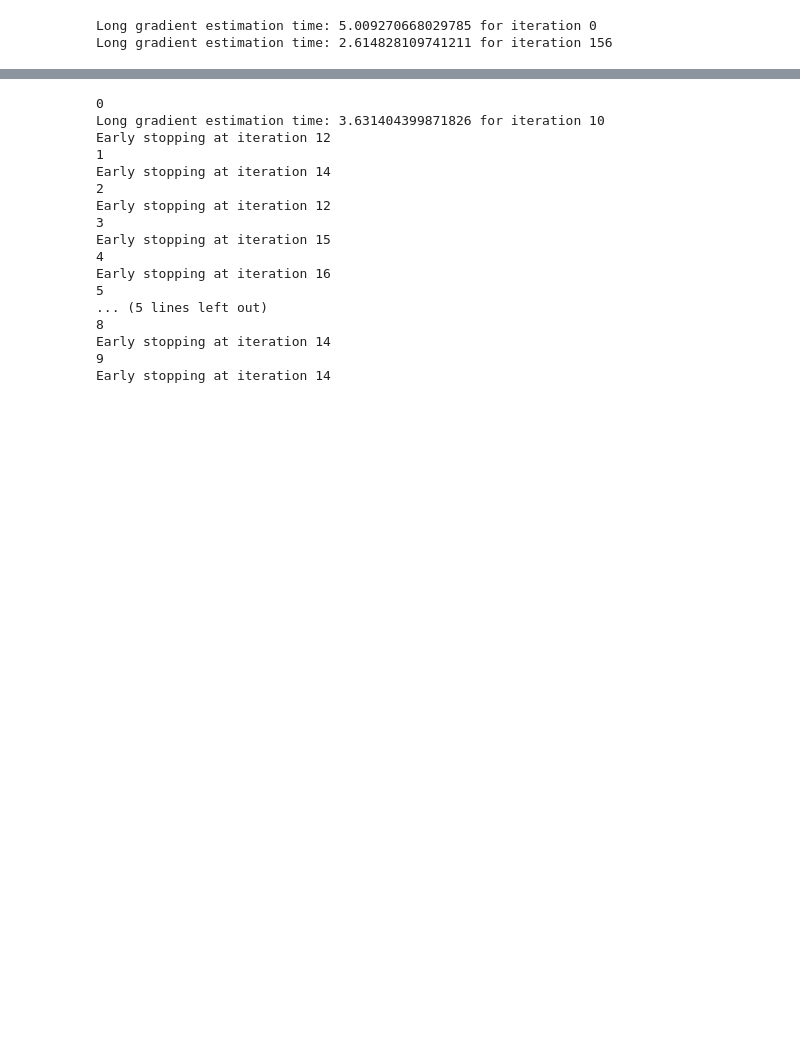
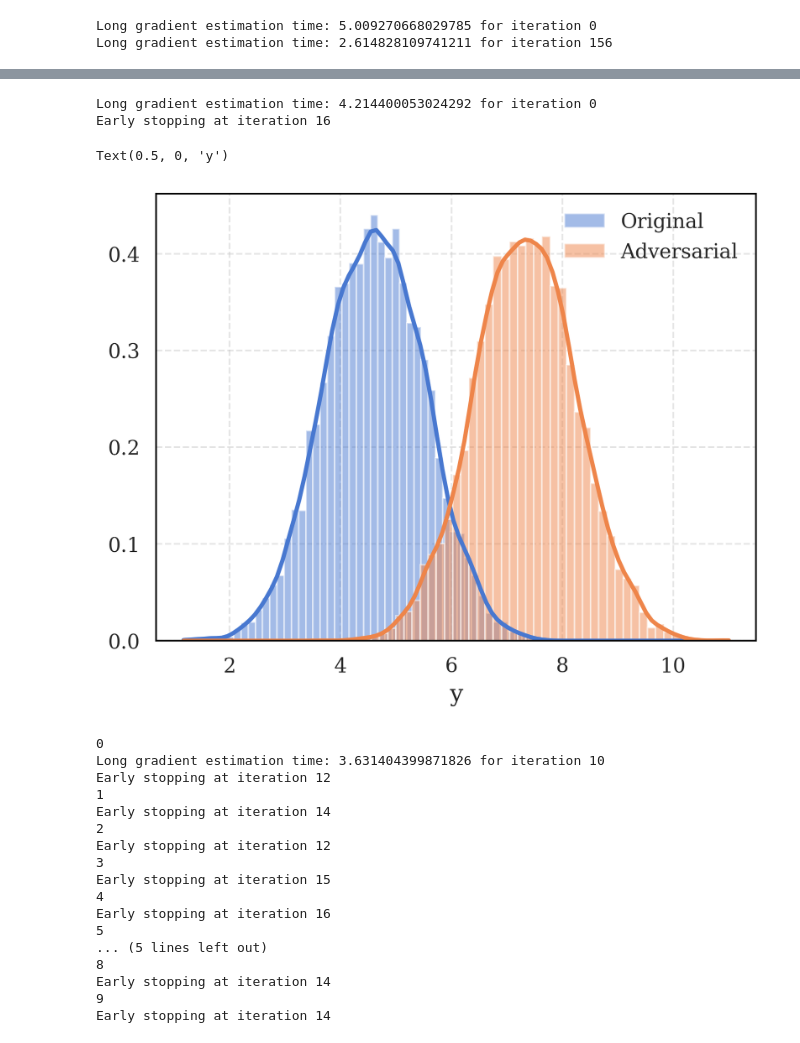
Before and after one commit to pablogarciarce/AdvReg, a Jupyter notebook: notebooks/test_distr_attack.ipynb, the cells around one changed output, grey strips where cells are left out. Drawn from its saved outputs; the diff is of its cells as text; code cells hidden in the pictures; blank space fills up the shorter version.

Commit message:
added results and function to plot

```diff
--- a/notebooks/test_distr_attack.ipynb
+++ b/notebooks/test_distr_attack.ipynb
@@ -55,13 +55,14 @@ dataset = 'energy'
 # %%
-# # Wine Quality dataset with response in {3, 4, 5, 6, 7, 8}, 11 features and 4898 samples
+# Wine Quality dataset with response in {3, 4, 5, 6, 7, 8}, 11 features and 4898 samples
 
-# # URL to the Wine Quality dataset (for example, from UCI Machine Learning Repository)
-# url = "https://archive.ics.uci.edu/ml/machine-learning-databases/wine-quality/winequality-white.csv"
-# # Load the dataset directly into a Pandas DataFrame
-# data = pd.read_csv(url, delimiter=";")
+# URL to the Wine Quality dataset (for example, from UCI Machine Learning Repository)
+url = "https://archive.ics.uci.edu/ml/machine-learning-databases/wine-quality/winequality-white.csv"
+# Load the dataset directly into a Pandas DataFrame
+data = pd.read_csv(url, delimiter=";")
 
-# X = data.iloc[:, :-1].values
-# y = data.iloc[:, -1].values
+X = data.iloc[:, :-1].values
+y = data.iloc[:, -1].values
+dataset = 'wine'
 # %%
 # Normalize the data
 scaler = MinMaxScaler()
@@ -323,3 +286,16 @@ Text(0.5, 0, 'y')
+# %%
+# Attack example
+x = X_test[17,:].copy()
+x = torch.tensor(x, dtype=torch.float32).unsqueeze(1)
+x_adv_distr, x_adv_values = mlmc_attack(model, x, epsilon=.3, R=100, lr=0.01, n_iter=200)
+# %% [output]
+Long gradient estimation time: 4.214400053024292 for iteration 0
+Early stopping at iteration 16
+# %%
+plot_ppds(model, x, x_adv_distr)
+# %% [output]
+Text(0.5, 0, 'y')
+[figure, added]
 # %%
 # Plot the histogram for 10 different epsilon values as subplots
 epsilons = np.linspace(0.1, 1, 10)
```
Also changed, not shown: parts of 17 cells of this notebook, 2 other files.
